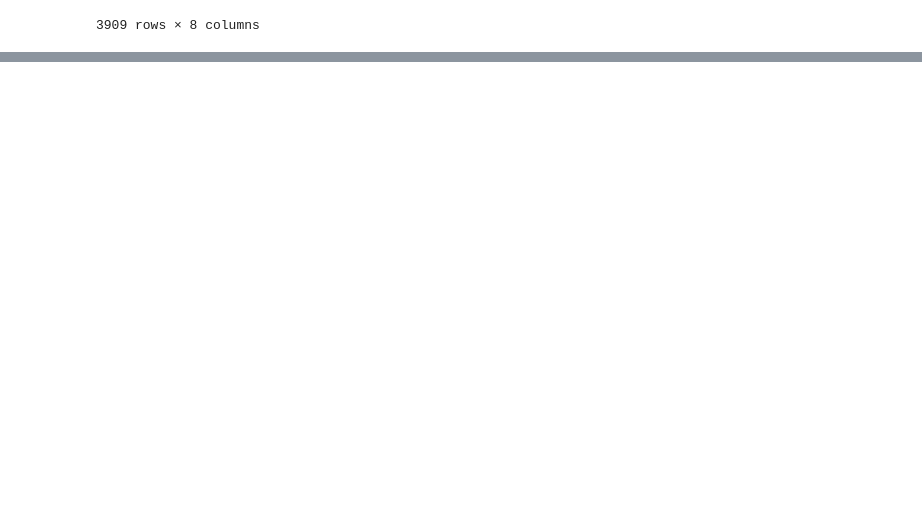
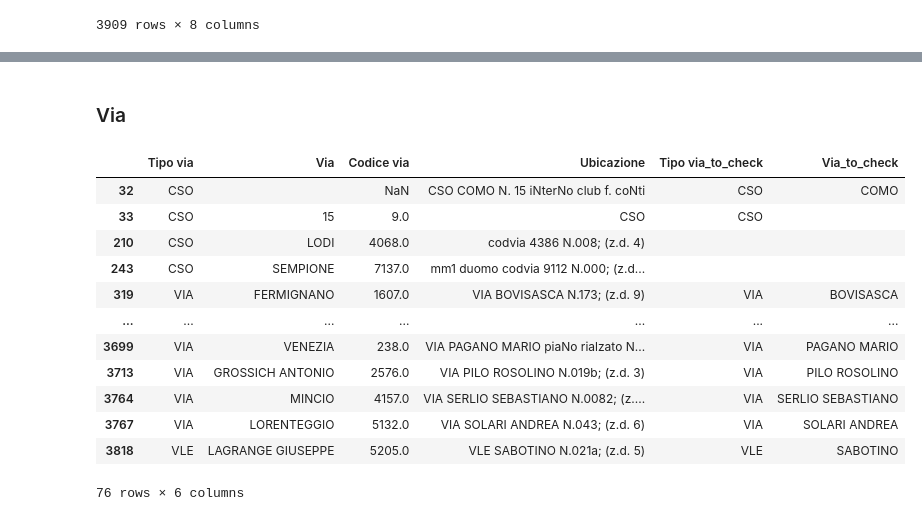
Before and after one commit to leonardotisato/DQP, a Jupyter notebook: ubicazione.ipynb, the cells around one changed output, grey strips where cells are left out. Cells and saved outputs as stored; diff of their text form; code cells hidden in the pictures; blank space fills up the shorter version.

```diff
--- a/ubicazione.ipynb
+++ b/ubicazione.ipynb
@@ -251,0 +290,29 @@ DATASET['Tipo via'].drop_duplicates().dropna().to_csv('tipo_via_types.csv', inde
+# %% [markdown]
+### Via
+# %%
+dfvia = dfvia.drop(['Civico', 'ZD'], axis=1)
+
+# Take the part in Via_to_check before the first minuscule letter or number
+dfvia['Via_to_check'] = dfvia['Via_to_check'].str.split(r'[a-z0-9]', n=1).str[0].str.strip()
+dfvia['Via'] = dfvia['Via'].astype(str).replace('<NA>', ' ').replace('nan', ' ').str.strip()
+dfvia['Via_to_check'] = dfvia['Via_to_check'].astype(str).replace('<NA>', ' ').replace('nan', ' ').str.strip()
+
+condition = (
+    (dfvia['Via'].fillna(' ') != dfvia['Via_to_check'].fillna(' '))
+)
+check = dfvia[condition]
+check
+# %% [output]
+|  | Tipo via | Via | Codice via | Ubicazione | Tipo via_to_check | Via_to_check |
+| 32 | CSO |  | NaN | CSO COMO N. 15 iNterNo club f. coNti | CSO | COMO |
+| 33 | CSO | 15 | 9.0 | CSO | CSO |  |
+| 210 | CSO | LODI | 4068.0 | codvia 4386 N.008; (z.d. 4) |  |  |
+| 243 | CSO | SEMPIONE | 7137.0 | mm1 duomo codvia 9112 N.000; (z.d... |  |  |
+| 319 | VIA | FERMIGNANO | 1607.0 | VIA BOVISASCA N.173; (z.d. 9) | VIA | BOVISASCA |
+| ... | ... | ... | ... | ... | ... | ... |
+| 3699 | VIA | VENEZIA | 238.0 | VIA PAGANO MARIO piaNo rialzato N... | VIA | PAGANO MARIO |
+| 3713 | VIA | GROSSICH ANTONIO | 2576.0 | VIA PILO ROSOLINO N.019b; (z.d. 3) | VIA | PILO ROSOLINO |
+| 3764 | VIA | MINCIO | 4157.0 | VIA SERLIO SEBASTIANO N.0082; (z.... | VIA | SERLIO SEBASTIANO |
+| 3767 | VIA | LORENTEGGIO | 5132.0 | VIA SOLARI ANDREA N.043; (z.d. 6) | VIA | SOLARI ANDREA |
+| 3818 | VLE | LAGRANGE GIUSEPPE | 5205.0 | VLE SABOTINO N.021a; (z.d. 5) | VLE | SABOTINO |
+76 rows × 6 columns
```
Also changed, not shown: parts of 7 cells of this notebook, 2 other files.
